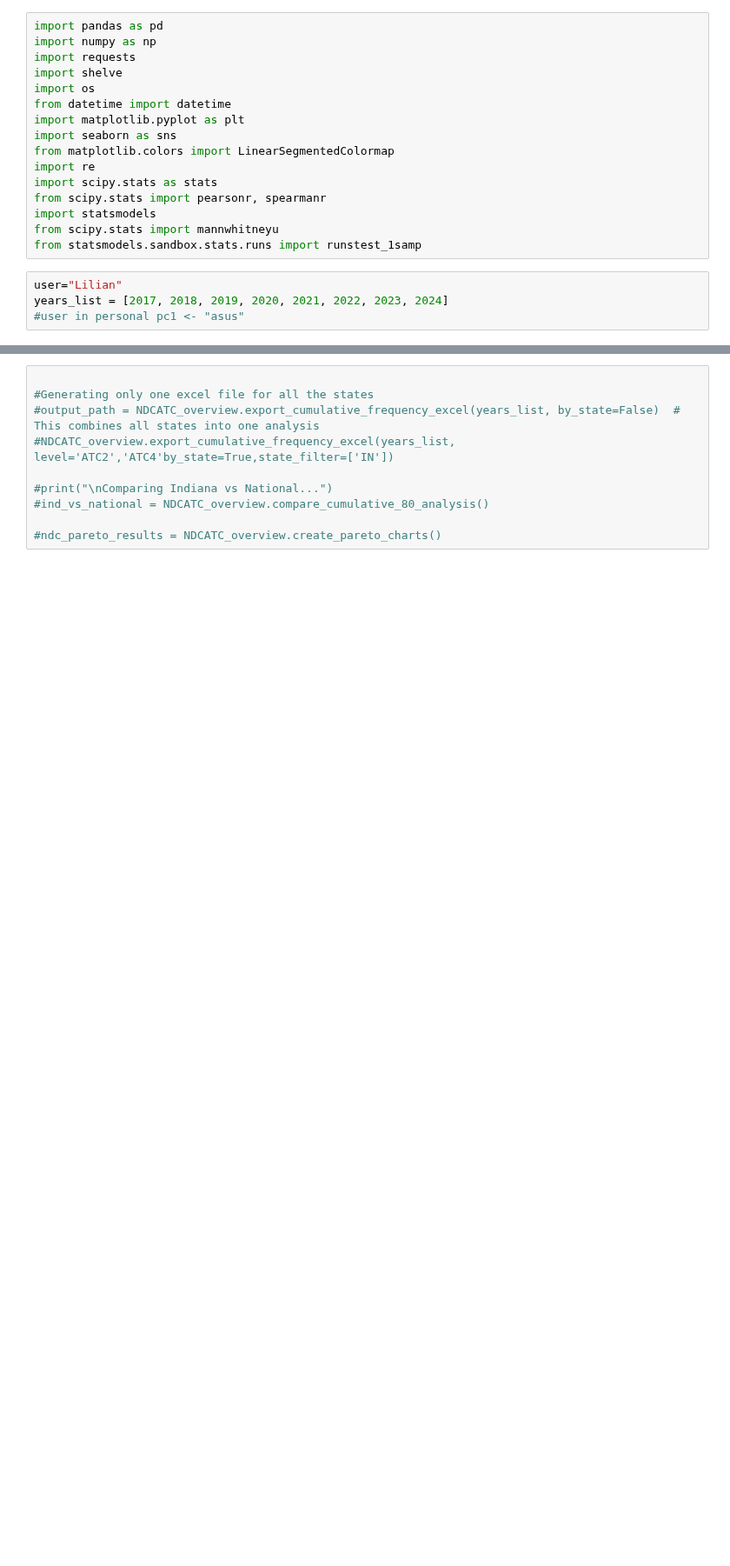
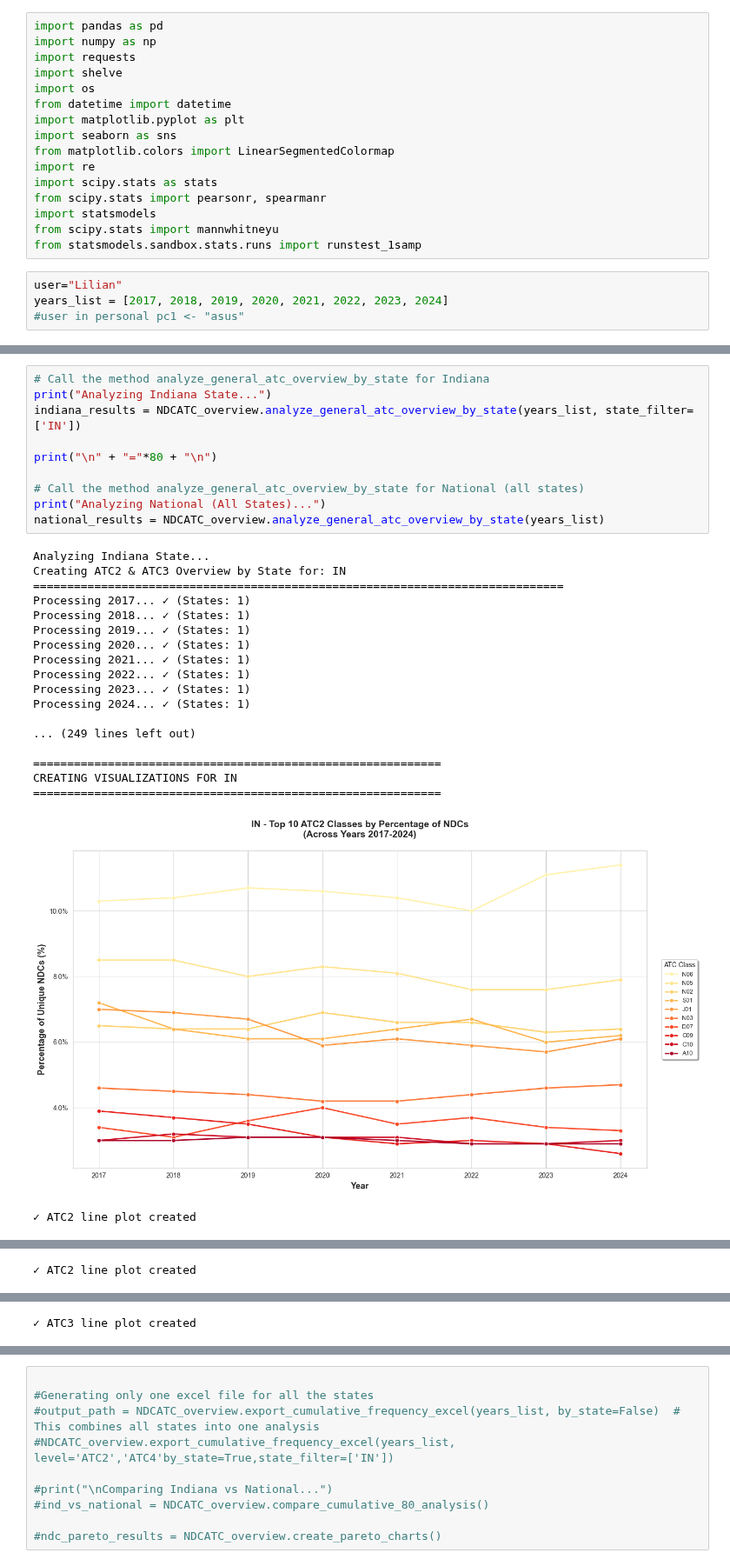
Before and after one commit to Lilianptr/DCMME, a Jupyter notebook: ATC/NDC_ATC_condensed.ipynb, the cells around one changed output, grey strips where cells are left out. Shown at 87% size. Cells and saved outputs as stored; diff of their text form; blank space fills up the shorter version.

Commit message:
Making better plots and seeing the population Medicaid enrollment issue

```diff
--- a/ATC/NDC_ATC_condensed.ipynb
+++ b/ATC/NDC_ATC_condensed.ipynb
@@ -1487,0 +1516,30 @@ class NDCATC_overview:
+# %%
+# Call the method analyze_general_atc_overview_by_state for Indiana
+print("Analyzing Indiana State...")
+indiana_results = NDCATC_overview.analyze_general_atc_overview_by_state(years_list, state_filter=['IN'])
+
+print("\n" + "="*80 + "\n")
+
+# Call the method analyze_general_atc_overview_by_state for National (all states)
+print("Analyzing National (All States)...")
+national_results = NDCATC_overview.analyze_general_atc_overview_by_state(years_list)
+# %% [output]
+Analyzing Indiana State...
+Creating ATC2 & ATC3 Overview by State for: IN
+==============================================================================
+Processing 2017... ✓ (States: 1)
+Processing 2018... ✓ (States: 1)
+Processing 2019... ✓ (States: 1)
+Processing 2020... ✓ (States: 1)
+Processing 2021... ✓ (States: 1)
+Processing 2022... ✓ (States: 1)
+Processing 2023... ✓ (States: 1)
+Processing 2024... ✓ (States: 1)
+
+... (249 lines left out)
+
+============================================================
+CREATING VISUALIZATIONS FOR IN
+============================================================
+[figure, added]
+✓ ATC2 line plot created
@@ -1487,0 +1565 @@ class NDCATC_overview:
+✓ ATC2 line plot created
@@ -1488,3 +1567,4 @@ class NDCATC_overview:
+✓ ATC3 line plot created
 # %%
 #Just checking overlap between files with and without key
 nokey_path=rf'C:\Users\{user}\OneDrive - purdue.edu\VS code\Data\ATC\ATC4_classes\Classes_notgood\NDCf_2020_ATC4_classes.csv'
```
Also changed, not shown: parts of 7 cells of this notebook, 1 other file.
